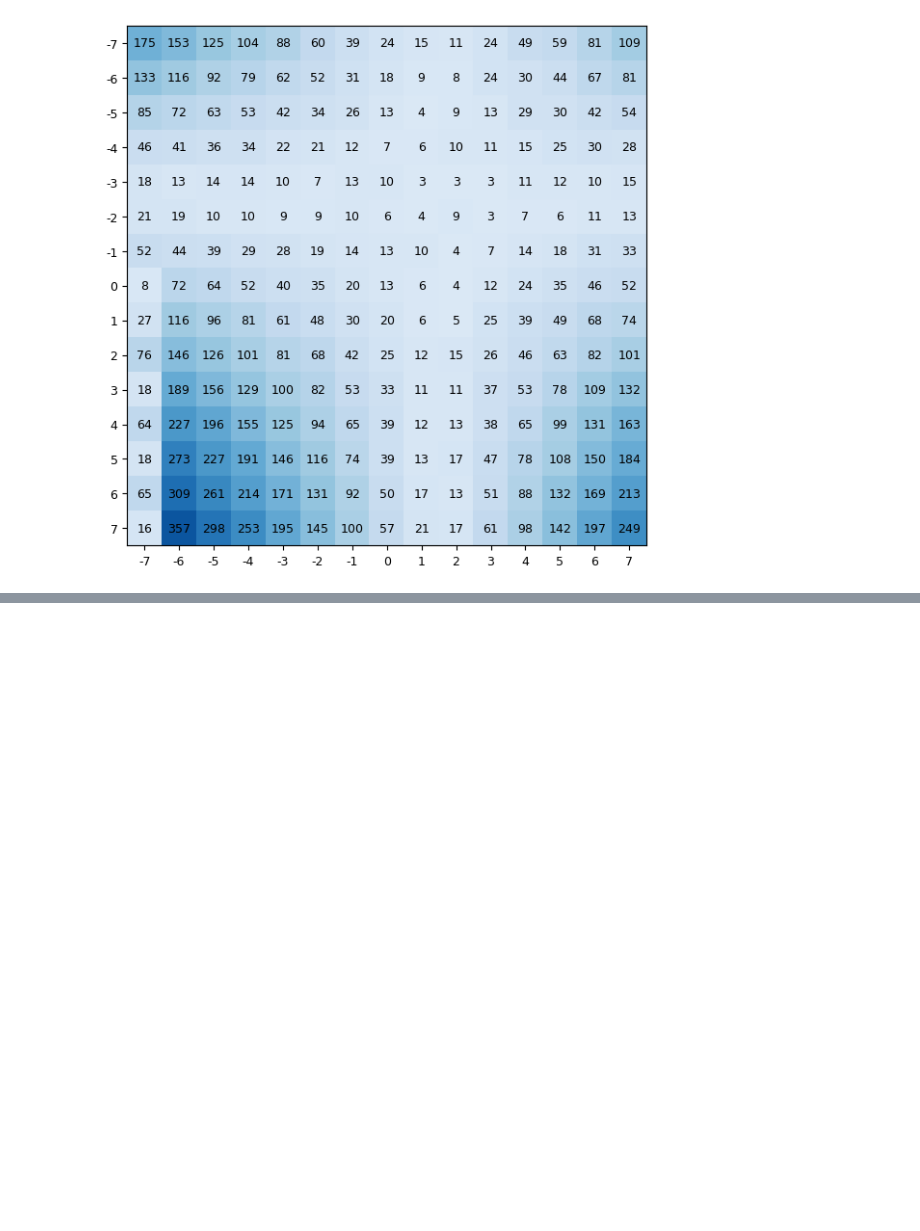
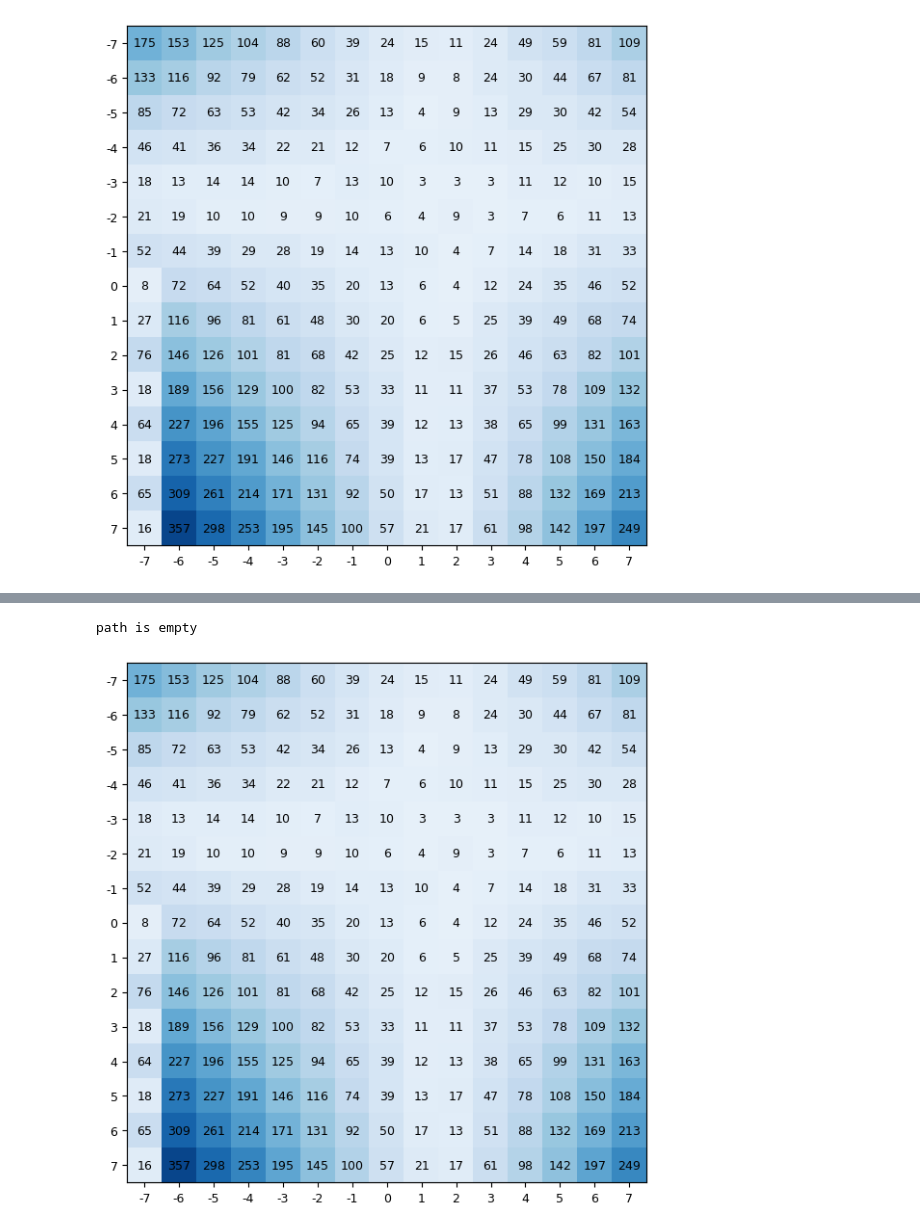
Before and after one commit to thejoggeli/mse_algorithms, a Jupyter notebook: optimiz/local.ipynb, the cells around one changed output, grey strips where cells are left out. Saved outputs shown, nothing was run; the diff lists cells and outputs as text; code cells hidden in the pictures; blank space fills up the shorter version.

```diff
--- a/optimiz/local.ipynb
+++ b/optimiz/local.ipynb
@@ -57,9 +86,10 @@ optimiz.draw(path=path)
 # %%
-start = optimiz.name_to_index(7,7)
-path = optimiz.tabu_search(start=start)
-
-for step in path:
-    print(step)
+start = optimiz.name_to_index(-7,7)
+path = optimiz.pilot_search(start=start)
+OptimizGrid.print_path(path)
 
 plt.rcParams['figure.figsize'] = (7,7)
 optimiz.draw(path=path)
+# %% [output]
+path is empty
+[figure, added]
```
Also changed, not shown: parts of 4 cells of this notebook, 7 other files.
